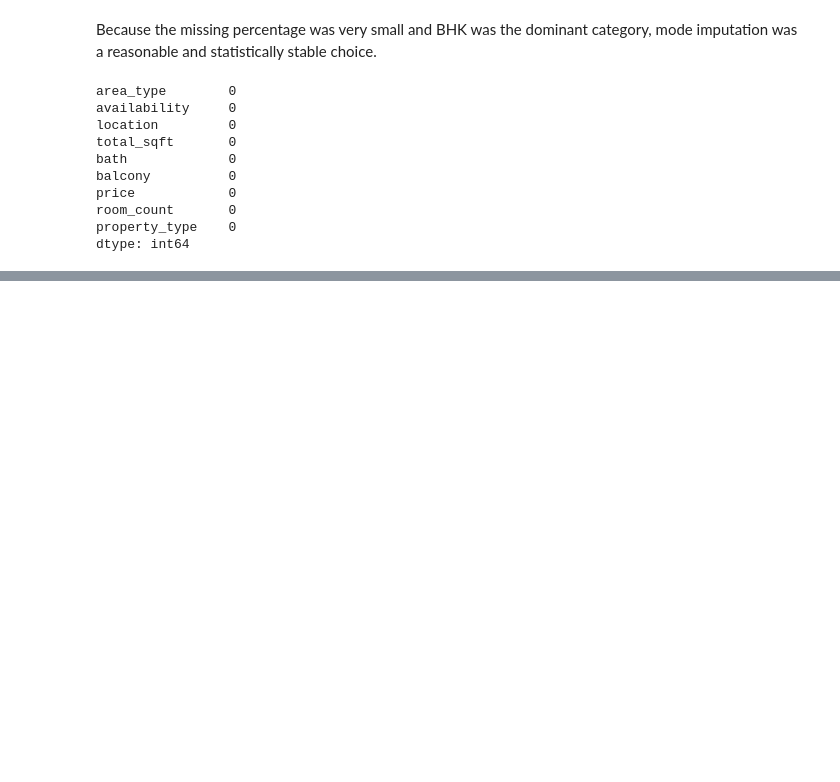
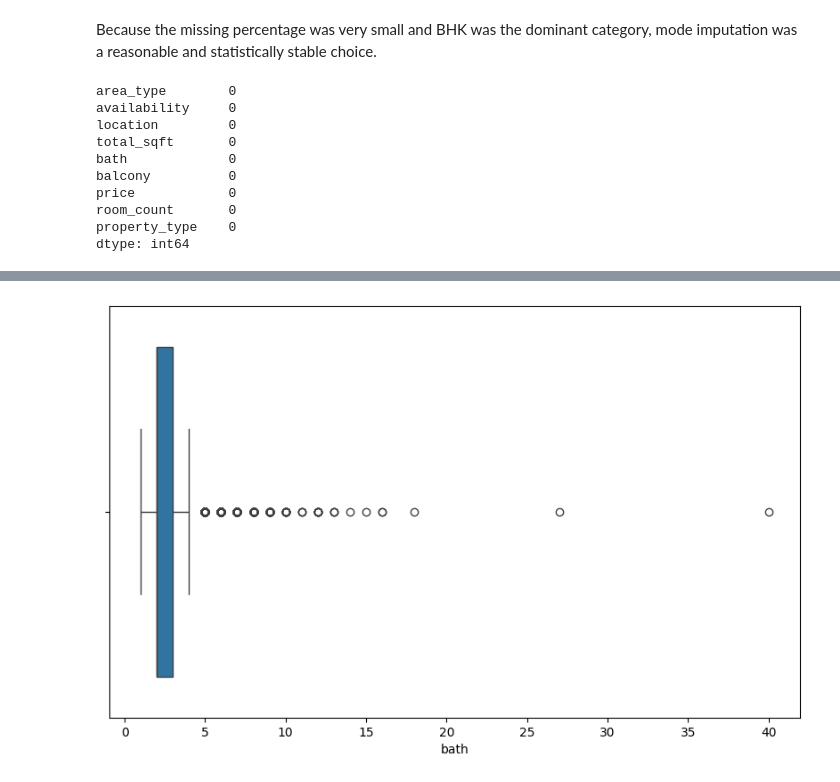
Before and after one commit to Mansharma8824/House-Price-Prediction, a Jupyter notebook: notebooks/House_data_cleaning.ipynb, the cells around one changed output, grey strips where cells are left out. Cells and saved outputs as stored; diff of their text form; code cells hidden in the pictures; blank space fills up the shorter version.

```diff
--- a/notebooks/House_data_cleaning.ipynb
+++ b/notebooks/House_data_cleaning.ipynb
@@ -163,0 +247,6 @@ dtype: int64
+# %%
+plt.figure(figsize=(10, 6), dpi=100)
+sns.boxplot(x= df['bath'])
+plt.show()
+# %% [output]
+[figure, added]
```
Also changed, not shown: parts of 26 cells of this notebook.
